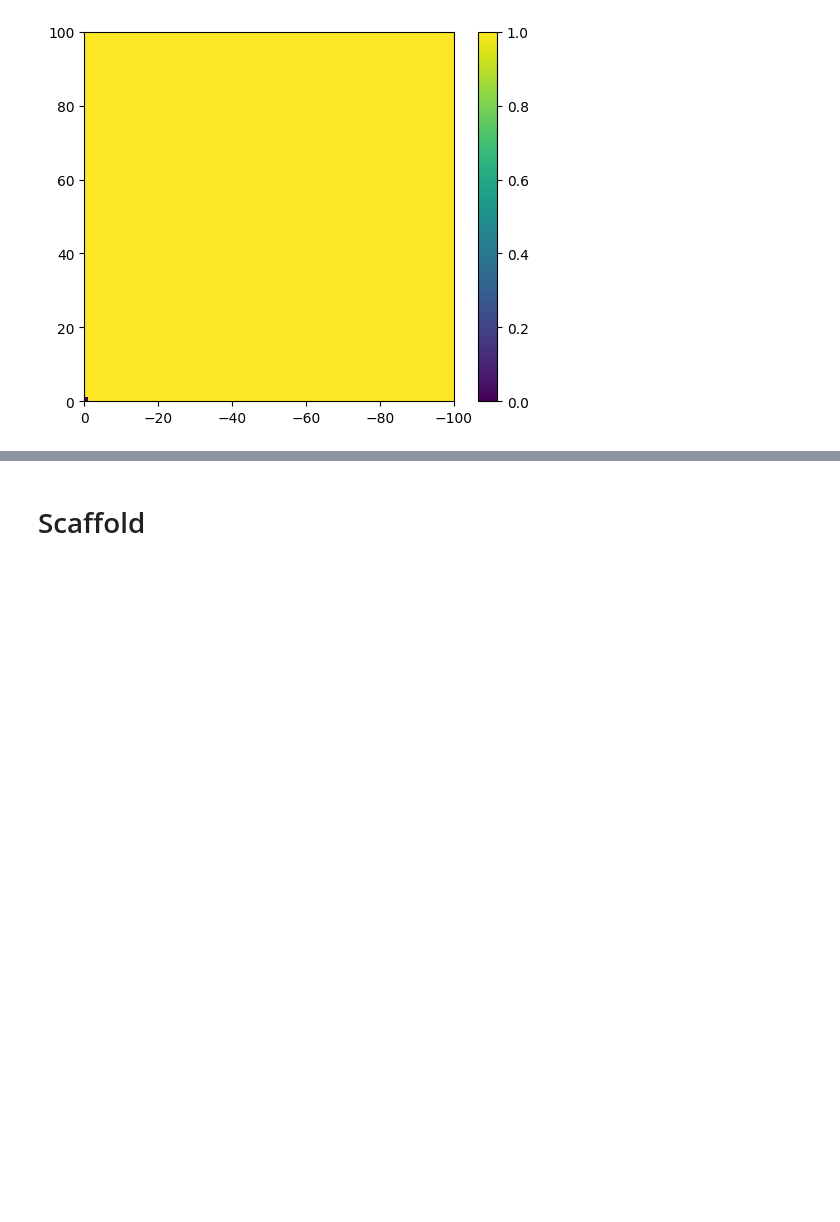
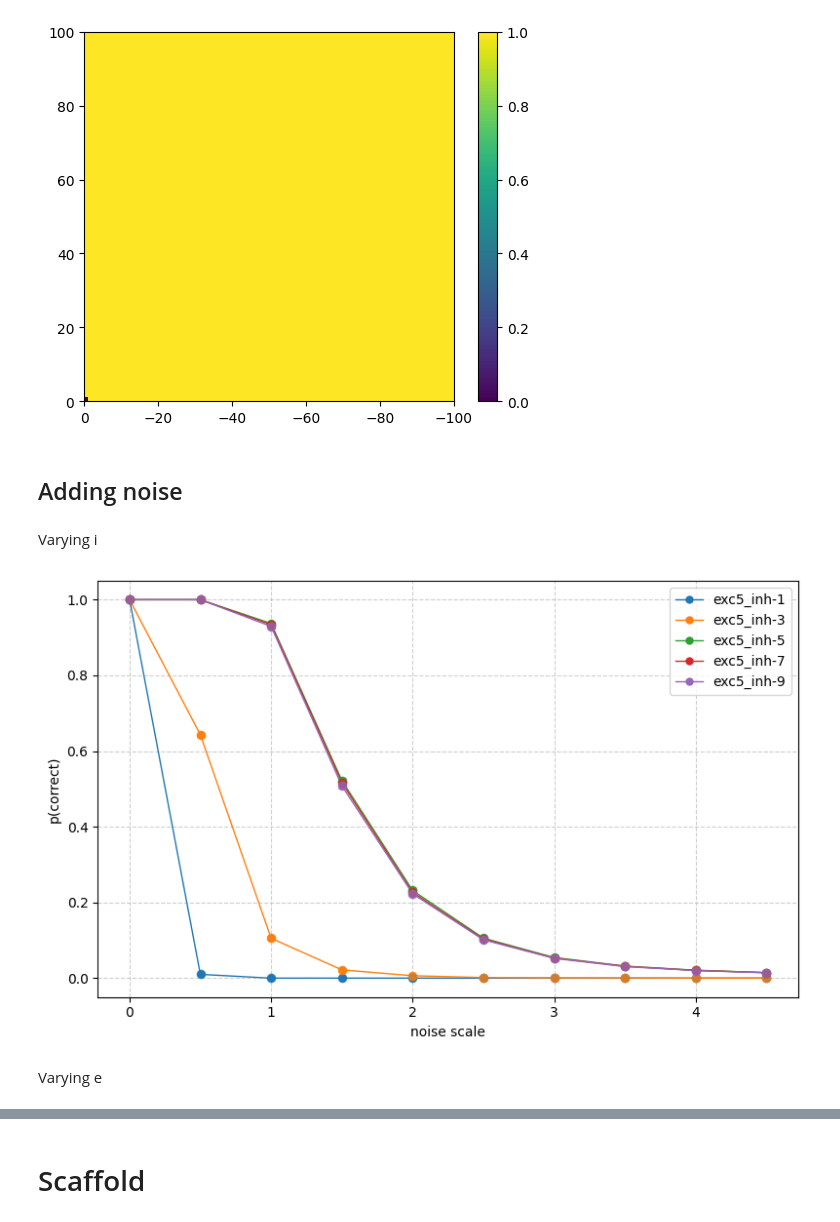
Before and after one commit to srujanakaluve/Master-s-Thesis-Projects, a Jupyter notebook: vectorHASH-cont-jax/test_jax.ipynb, the cells around one changed output, grey strips where cells are left out. Drawn from its saved outputs; the diff is of its cells as text; code cells hidden in the pictures; blank space fills up the shorter version.

```diff
--- a/vectorHASH-cont-jax/test_jax.ipynb
+++ b/vectorHASH-cont-jax/test_jax.ipynb
@@ -93,3 +108,5 @@ plt.colorbar()
 # %% [output]
 <matplotlib.colorbar.Colorbar at 0x...>
 [figure]
+# %% [markdown]
+## Adding noise
@@ -95,0 +150,34 @@ plt.colorbar()
+# %% [markdown]
+Varying i
+# %%
+candidate_wggs = {
+    'exc5_inh-1':   Grid(lambdas, 'sigmoid', 5, -1),
+    'exc5_inh-3':   Grid(lambdas, 'sigmoid', 5, -3),
+    'exc5_inh-5':  Grid(lambdas, 'sigmoid', 5, -5),
+    'exc5_inh-7':  Grid(lambdas, 'sigmoid', 5, -7),
+    'exc5_inh-9':  Grid(lambdas, 'sigmoid', 5, -9),
+}
+
+noise_vals = np.arange(0, 5, 0.5)
+results = {}
+for name, scaffold in candidate_wggs.items():
+    results[name] = noise_curve(scaffold, noise_vals, n_runs=5)
+# %%
+import matplotlib.pyplot as plt
+
+fig, ax = plt.subplots(figsize=(8, 5))
+for name, (mean_frac, std_frac) in results.items():
+    line, = ax.plot(noise_vals, mean_frac, lw=1, marker='o', markersize=5, label=name)
+    ax.errorbar(noise_vals, mean_frac, yerr=std_frac, fmt='o', capsize=3, color=line.get_color(), alpha=0.7)
+
+
+ax.set_xlabel('noise scale')
+ax.set_ylabel('p(correct)')
+ax.legend()
+ax.grid(True, linestyle='--', alpha=0.6)
+plt.tight_layout()
+plt.show()
+# %% [output]
+[figure, added]
+# %% [markdown]
+Varying e
```
Also changed, not shown: parts of 56 cells of this notebook.
